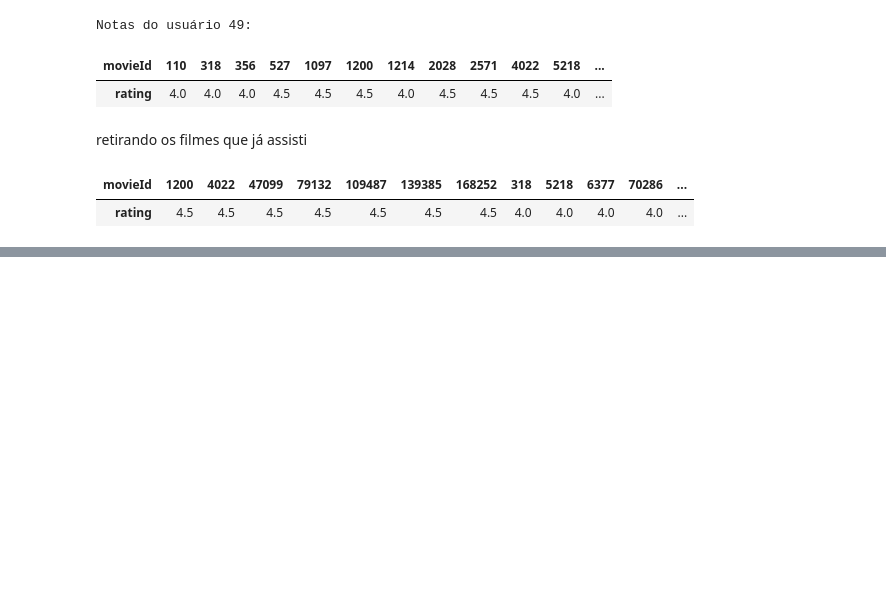
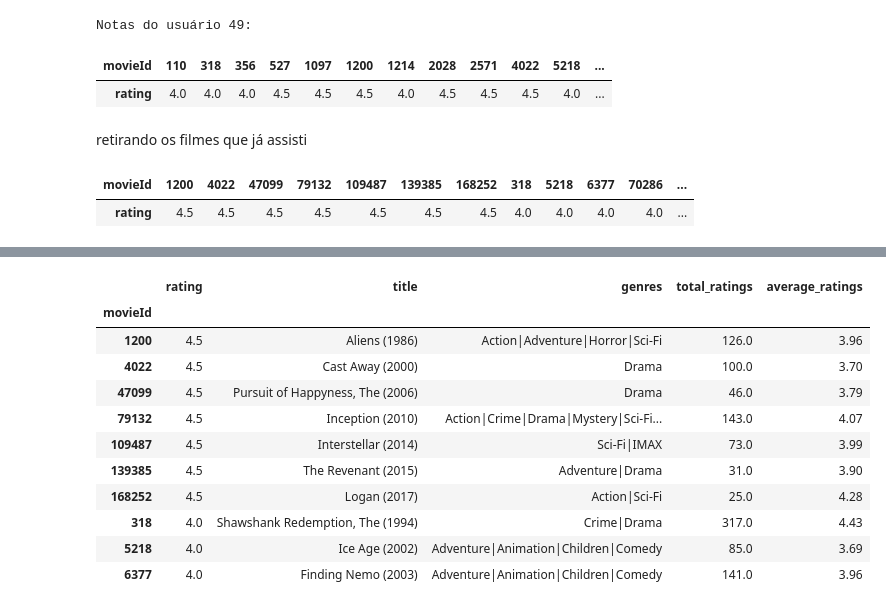
Before and after one commit to victor-hro/movie-recommender, a Jupyter notebook: heurísticas_e_KNN.ipynb, the cells around one changed output, grey strips where cells are left out. Cells and saved outputs as stored; diff of their text form; code cells hidden in the pictures; blank space fills up the shorter version.

```diff
--- a/heurísticas_e_KNN.ipynb
+++ b/heurísticas_e_KNN.ipynb
@@ -472,0 +511,16 @@ user_most_similar_ratings.T
+# %%
+recommendations_to_user_1 = recommender_to(1, n_users=50).head(10)
+recommendations_to_user_1
+# %% [output]
+|  | rating | title | genres | total_ratings | average_ratings |
+| movieId |  |  |  |  |  |
+| 1200 | 4.5 | Aliens (1986) | Action|Adventure|Horror|Sci-Fi | 126.0 | 3.96 |
+| 4022 | 4.5 | Cast Away (2000) | Drama | 100.0 | 3.70 |
+| 47099 | 4.5 | Pursuit of Happyness, The (2006) | Drama | 46.0 | 3.79 |
+| 79132 | 4.5 | Inception (2010) | Action|Crime|Drama|Mystery|Sci-Fi... | 143.0 | 4.07 |
+| 109487 | 4.5 | Interstellar (2014) | Sci-Fi|IMAX | 73.0 | 3.99 |
+| 139385 | 4.5 | The Revenant (2015) | Adventure|Drama | 31.0 | 3.90 |
+| 168252 | 4.5 | Logan (2017) | Action|Sci-Fi | 25.0 | 4.28 |
+| 318 | 4.0 | Shawshank Redemption, The (1994) | Crime|Drama | 317.0 | 4.43 |
+| 5218 | 4.0 | Ice Age (2002) | Adventure|Animation|Children|Comedy | 85.0 | 3.69 |
+| 6377 | 4.0 | Finding Nemo (2003) | Adventure|Animation|Children|Comedy | 141.0 | 3.96 |
```
Also changed, not shown: parts of 17 cells of this notebook.
